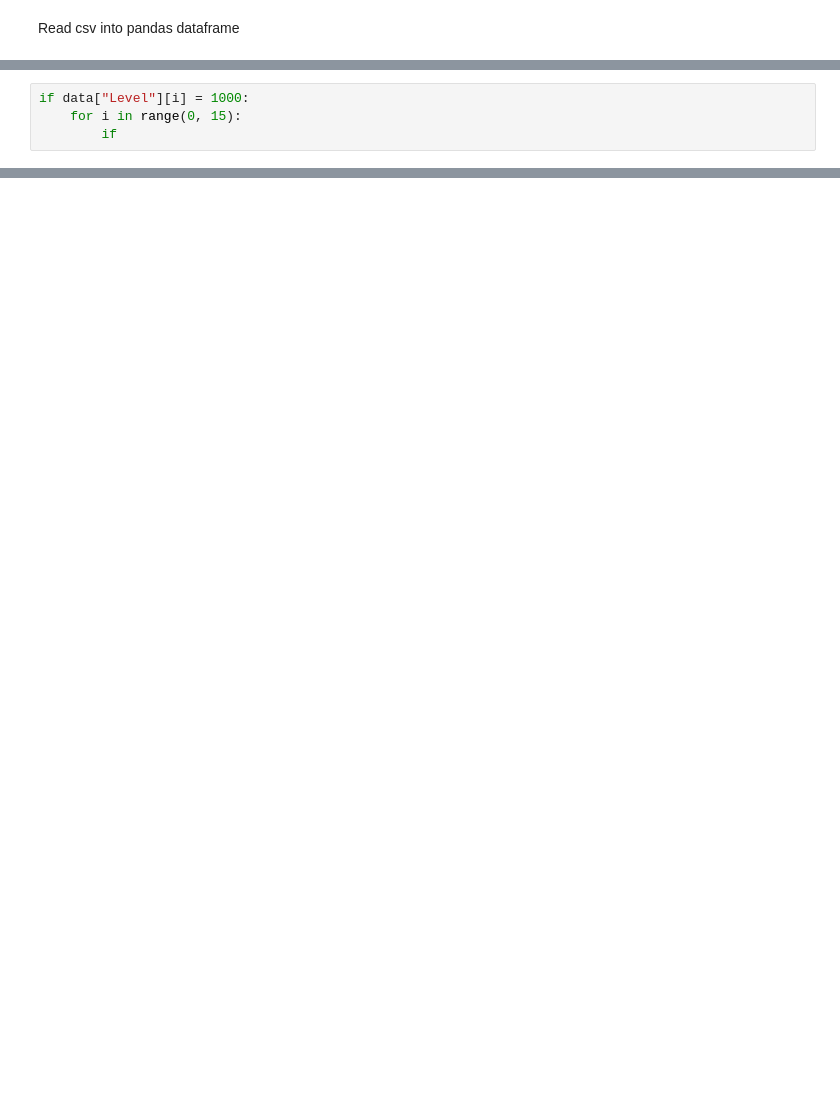
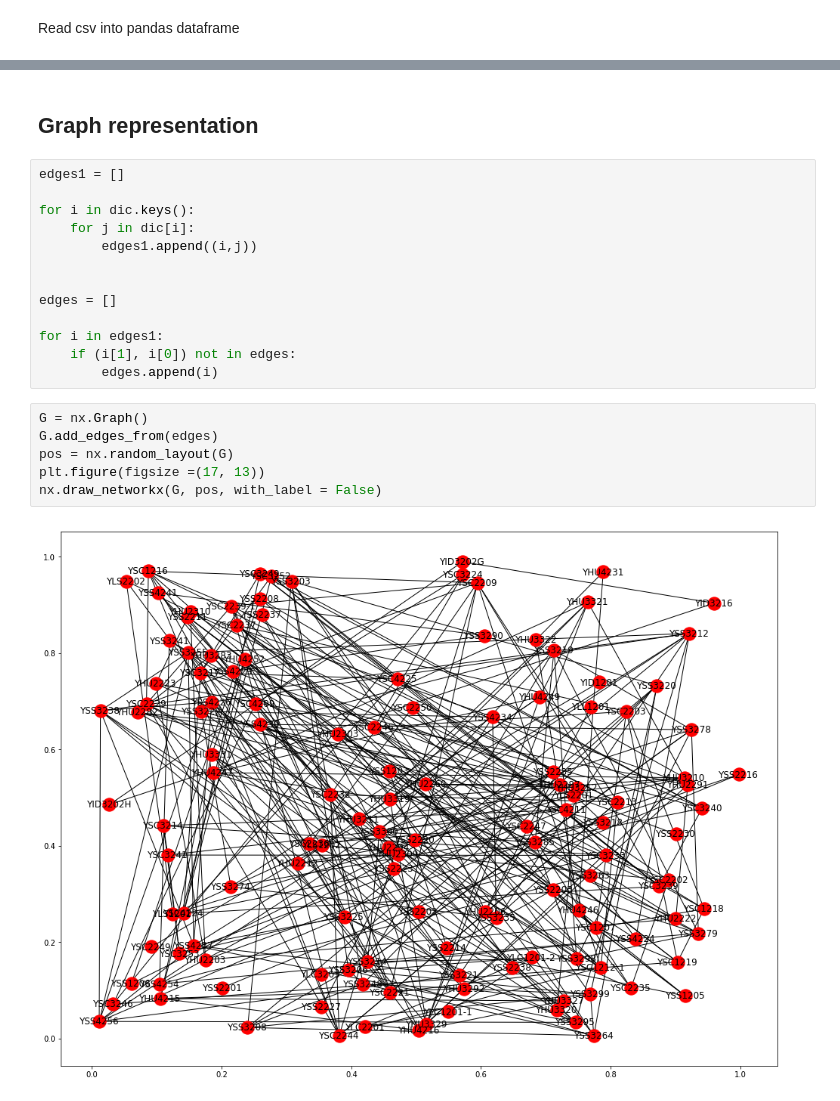
Before and after one commit to yanhua-wang/colouring, a Jupyter notebook: greedy_algorithm.ipynb, the cells around one changed output, grey strips where cells are left out. Saved outputs shown, nothing was run; the diff lists cells and outputs as text; blank space fills up the shorter version.

Commit message:
graph vis

```diff
--- a/greedy_algorithm.ipynb
+++ b/greedy_algorithm.ipynb
@@ -38,4 +67,0 @@ list(dic.keys())
-# %%
-if data["Level"][i] = 1000:
-    for i in range(0, 15):
-        if
@@ -46,0 +131,23 @@ def make_matrix(data):
+# %% [markdown]
+## Graph representation
+# %%
+edges1 = []
+
+for i in dic.keys():
+    for j in dic[i]:
+        edges1.append((i,j))
+
+
+edges = []
+
+for i in edges1:
+    if (i[1], i[0]) not in edges:
+        edges.append(i)
+# %%
+G = nx.Graph()
+G.add_edges_from(edges)
+pos = nx.random_layout(G)
+plt.figure(figsize =(17, 13))
+nx.draw_networkx(G, pos, with_label = False)
+# %% [output]
+[figure, added]
```
Also changed, not shown: parts of 10 cells of this notebook.
